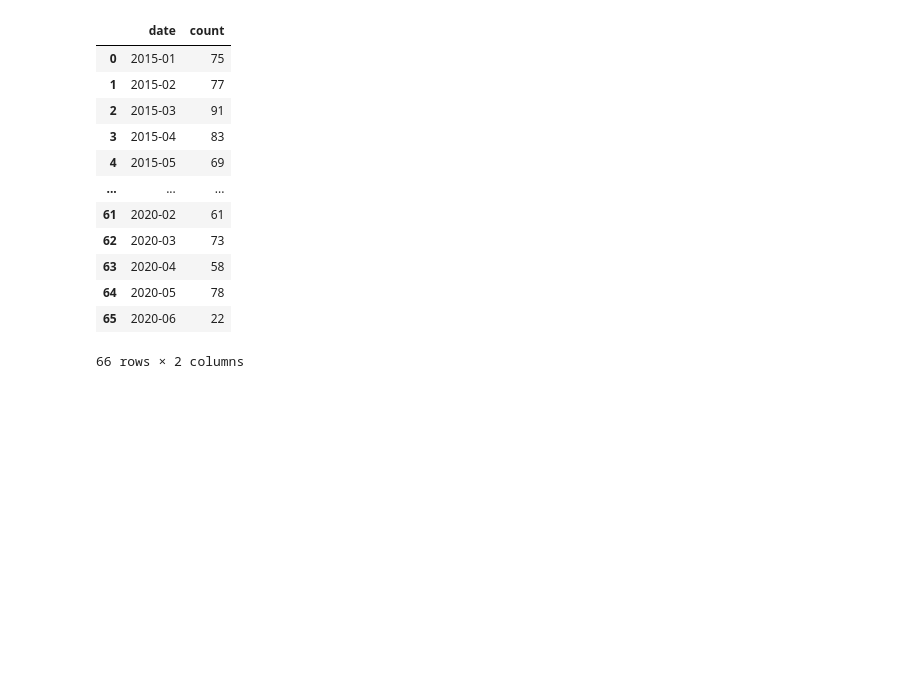
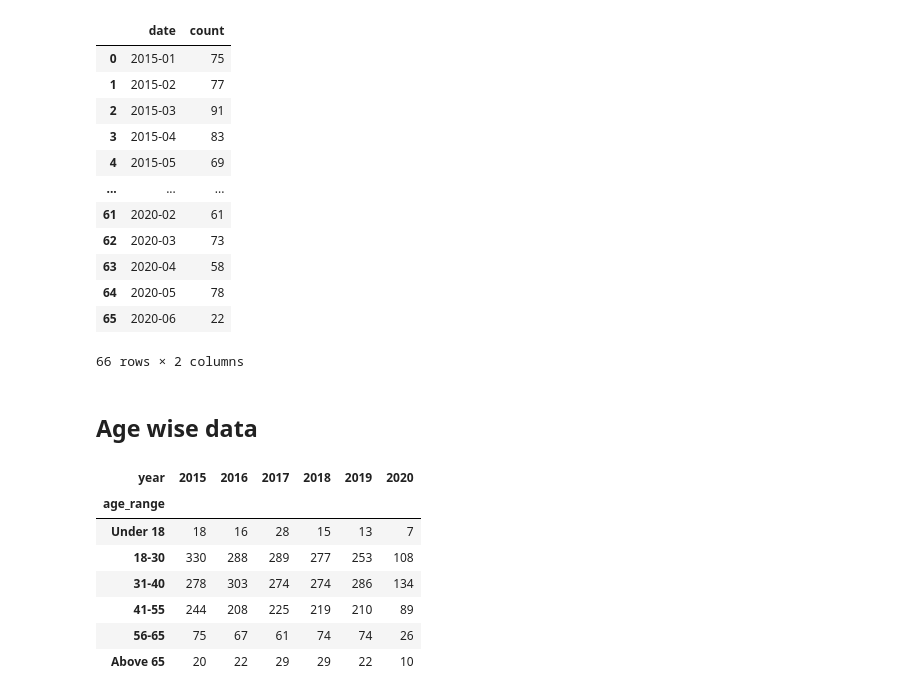
Before and after one commit to javsanbel2/betaproject, a Jupyter notebook: beta_poshan.ipynb, the cells around one changed output. Cells and saved outputs as stored; diff of their text form; code cells hidden in the pictures; blank space fills up the shorter version.

```diff
--- a/beta_poshan.ipynb
+++ b/beta_poshan.ipynb
@@ -157,3 +161,20 @@ monthly_df
 | 64 | 2020-05 | 78 |
 | 65 | 2020-06 | 22 |
 66 rows × 2 columns
+# %% [markdown]
+## Age wise data
+# %%
+df_age_wise = f_data.groupby(["age_range","year"]).size().unstack(level = 1)
+df_age_wise
+# for key, value in df_age_wise:
+#     print(key)
+#     print(value)
+# %% [output]
+| year | 2015 | 2016 | 2017 | 2018 | 2019 | 2020 |
+| age_range |  |  |  |  |  |  |
+| Under 18 | 18 | 16 | 28 | 15 | 13 | 7 |
+| 18-30 | 330 | 288 | 289 | 277 | 253 | 108 |
+| 31-40 | 278 | 303 | 274 | 274 | 286 | 134 |
+| 41-55 | 244 | 208 | 225 | 219 | 210 | 89 |
+| 56-65 | 75 | 67 | 61 | 74 | 74 | 26 |
+| Above 65 | 20 | 22 | 29 | 29 | 22 | 10 |
```
Also changed, not shown: parts of 6 cells of this notebook.
